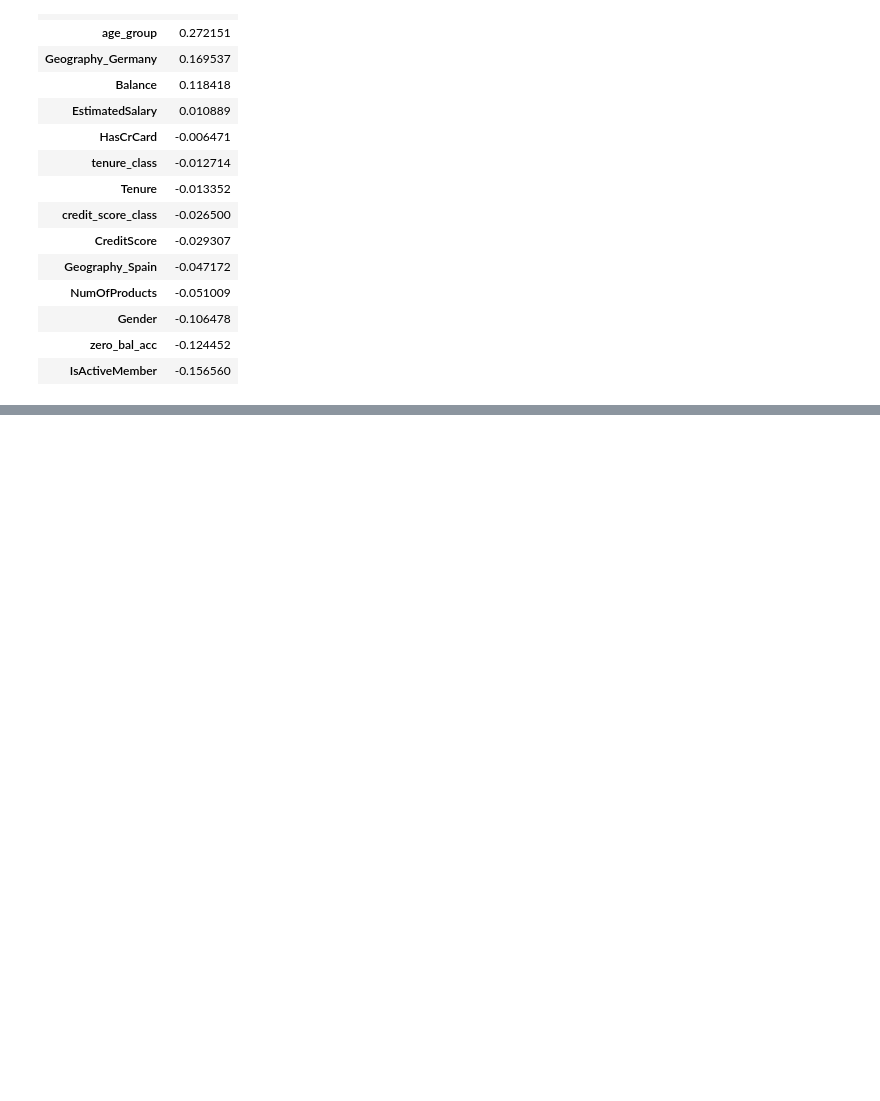
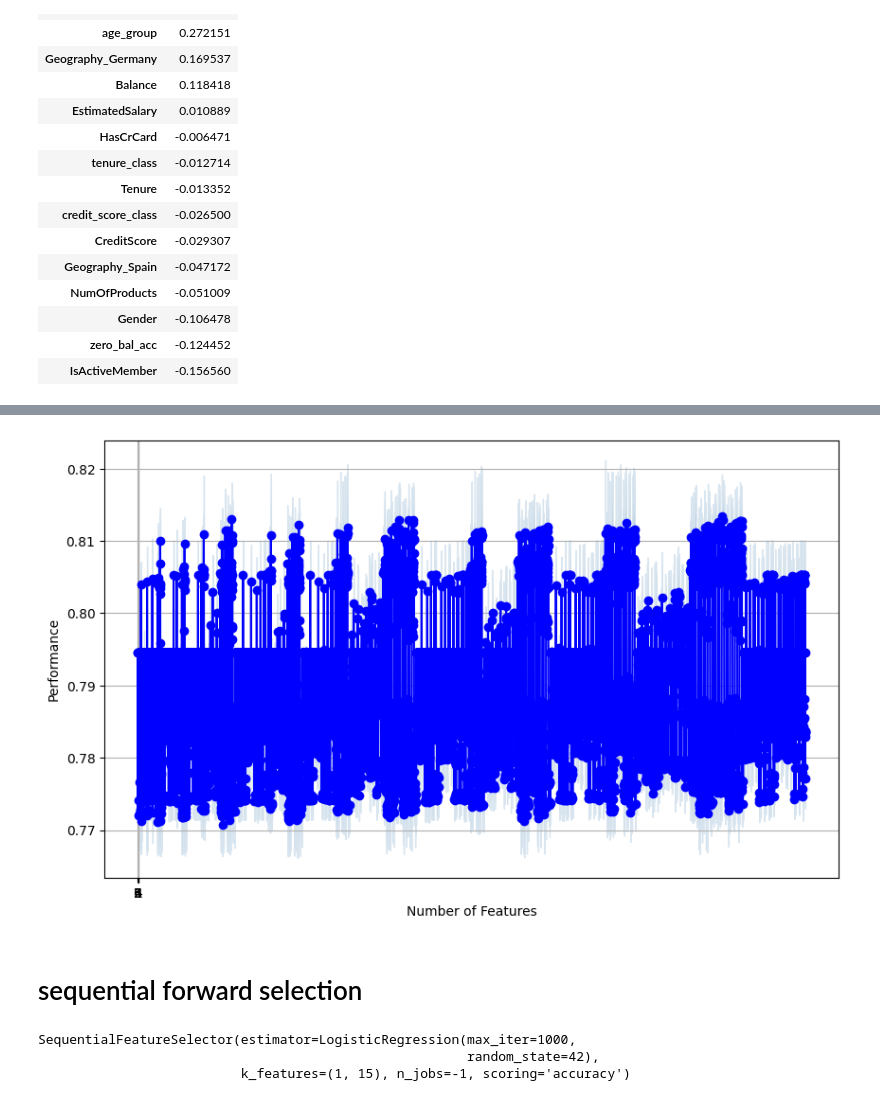
Before and after one commit to karansingh-chauhan/bank-customer-churn-modeling, a Jupyter notebook: notebook/FEATURE_ENG.IPYNB, the cells around one changed output, grey strips where cells are left out. Drawn from its saved outputs; the diff is of its cells as text; code cells hidden in the pictures; blank space fills up the shorter version.

```diff
--- a/notebook/FEATURE_ENG.IPYNB
+++ b/notebook/FEATURE_ENG.IPYNB
@@ -480,0 +542,8 @@ mi_df
+# %%
+# Change this line
+from mlxtend.feature_selection import ExhaustiveFeatureSelector as efs
+
+# Your instantiation line will now work perfectly
+sel = efs(model, max_features=6, scoring='accuracy', cv=5, n_jobs=-1)
+# %%
+sel.fit(x_train, y_train)
@@ -480,0 +581,8 @@ mi_df
+# %%
+# plotting the grph
+plot_sfs(sel.get_metric_dict(), kind='std_dev', figsize=(10, 6))
+plt.grid()
+# %% [output]
+[figure, added]
+# %% [markdown]
+# sequential forward selection
@@ -480,0 +591,7 @@ mi_df
+# %%
+stdd=SFS(model,k_features='best',forward=True,floating=False,verbose=0,cv=5,scoring='accuracy',n_jobs=-1)
+stdd.fit(x_train,y_train)
+# %% [output]
+SequentialFeatureSelector(estimator=LogisticRegression(max_iter=1000,
+                                                       random_state=42),
+                          k_features=(1, 15), n_jobs=-1, scoring='accuracy')
```
Also changed, not shown: parts of 24 cells of this notebook.
